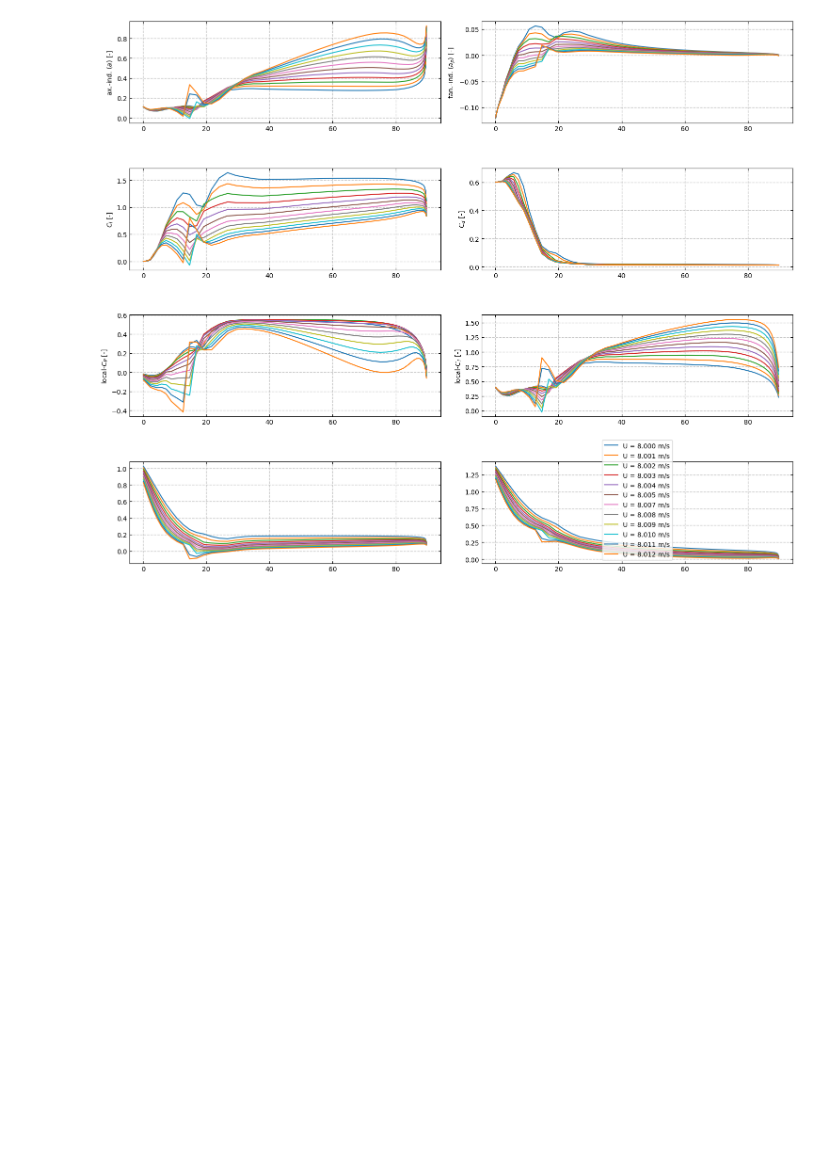
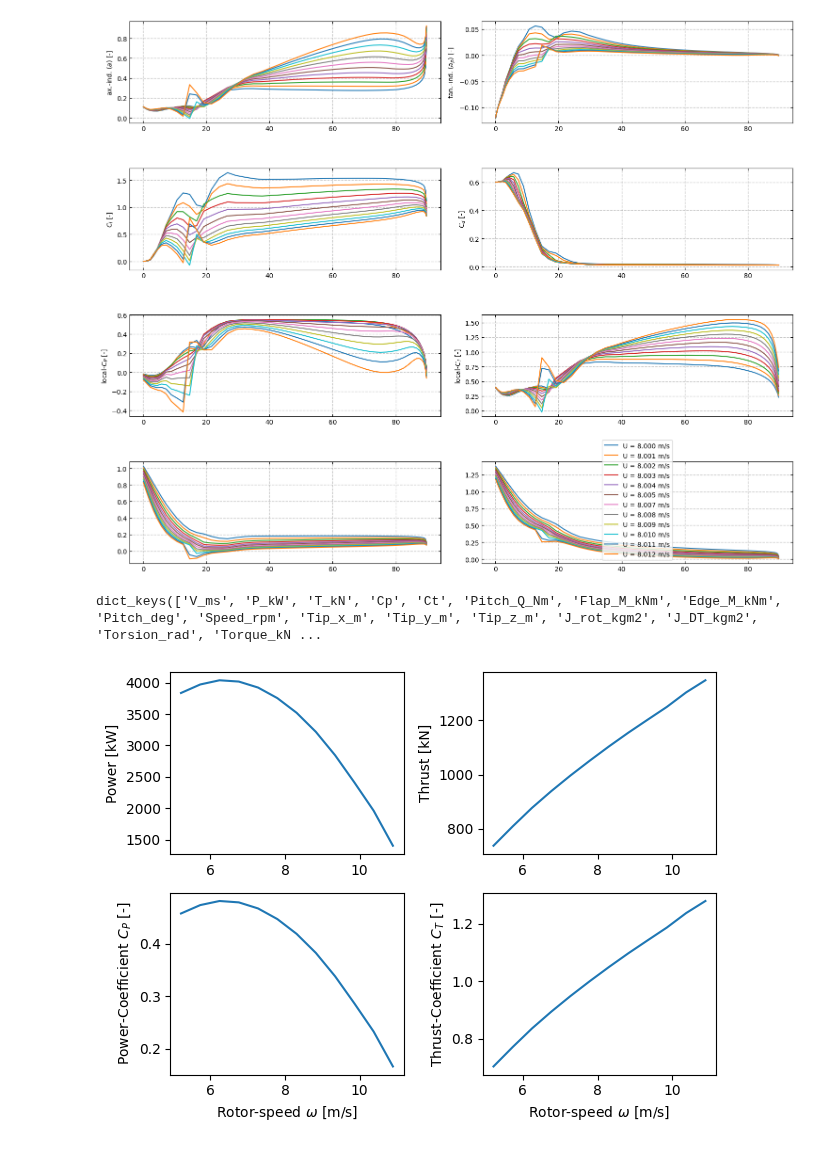
Before and after one commit to SpyrosAcheimastos/LAC, a Jupyter notebook: our_design/Assignment_1/Part3/Part_3_plotting.ipynb, the cells around one changed output. Drawn from its saved outputs; the diff is of its cells as text; code cells hidden in the pictures; blank space fills up the shorter version.

Commit message:
Results from Hawc2s uploaded here. Started with plotting graphs

```diff
--- a/our_design/Assignment_1/Part3/Part_3_plotting.ipynb
+++ b/our_design/Assignment_1/Part3/Part_3_plotting.ipynb
@@ -71,3 +72,35 @@ plt.tight_layout()
 plt.show()
 # %% [output]
 [figure]
+# %%
+# Plotting power for multiple tsr
+
+# Path for the file
+pwr_path = Path.cwd().parent.parent / 'res_hawc2s' / 'BB_redesign_hawc2s_multitsr.pwr'
+# Load the data
+pwr_data = load_pwr(pwr_path)
+# Print the names in the dict
+pwr_data.keys()
+# %% [output]
+dict_keys(['V_ms', 'P_kW', 'T_kN', 'Cp', 'Ct', 'Pitch_Q_Nm', 'Flap_M_kNm', 'Edge_M_kNm', 'Pitch_deg', 'Speed_rpm', 'Tip_x_m', 'Tip_y_m', 'Tip_z_m', 'J_rot_kgm2', 'J_DT_kgm2', 'Torsion_rad', 'Torque_kN ...
+# %%
+fig, axs = plt.subplots(2, 2)
+
+# Power
+axs[0, 0].plot(pwr_data["Speed_rpm"], pwr_data["P_kW"])
+axs[0, 0].set_ylabel("Power [kW]")
+# Thrust
+axs[0, 1].plot(pwr_data["Speed_rpm"], pwr_data["T_kN"])
+axs[0, 1].set_ylabel("Thrust [kN]")
+# CP
+axs[1, 0].plot(pwr_data["Speed_rpm"], pwr_data["Cp"])
+axs[1, 0].set_xlabel("Rotor-speed $\omega$ [m/s]")
+axs[1, 0].set_ylabel("Power-Coefficient $C_P$ [-]")
+# CT
+axs[1, 1].plot(pwr_data["Speed_rpm"], pwr_data["Ct"])
+axs[1, 1].set_xlabel("Rotor-speed $\omega$ [m/s]")
+axs[1, 1].set_ylabel("Thrust-Coefficient $C_T$ [-]")
+
+fig.tight_layout()
+# %% [output]
+[figure, added]
```
Also changed, not shown: parts of 1 cell of this notebook, 4 other files.
